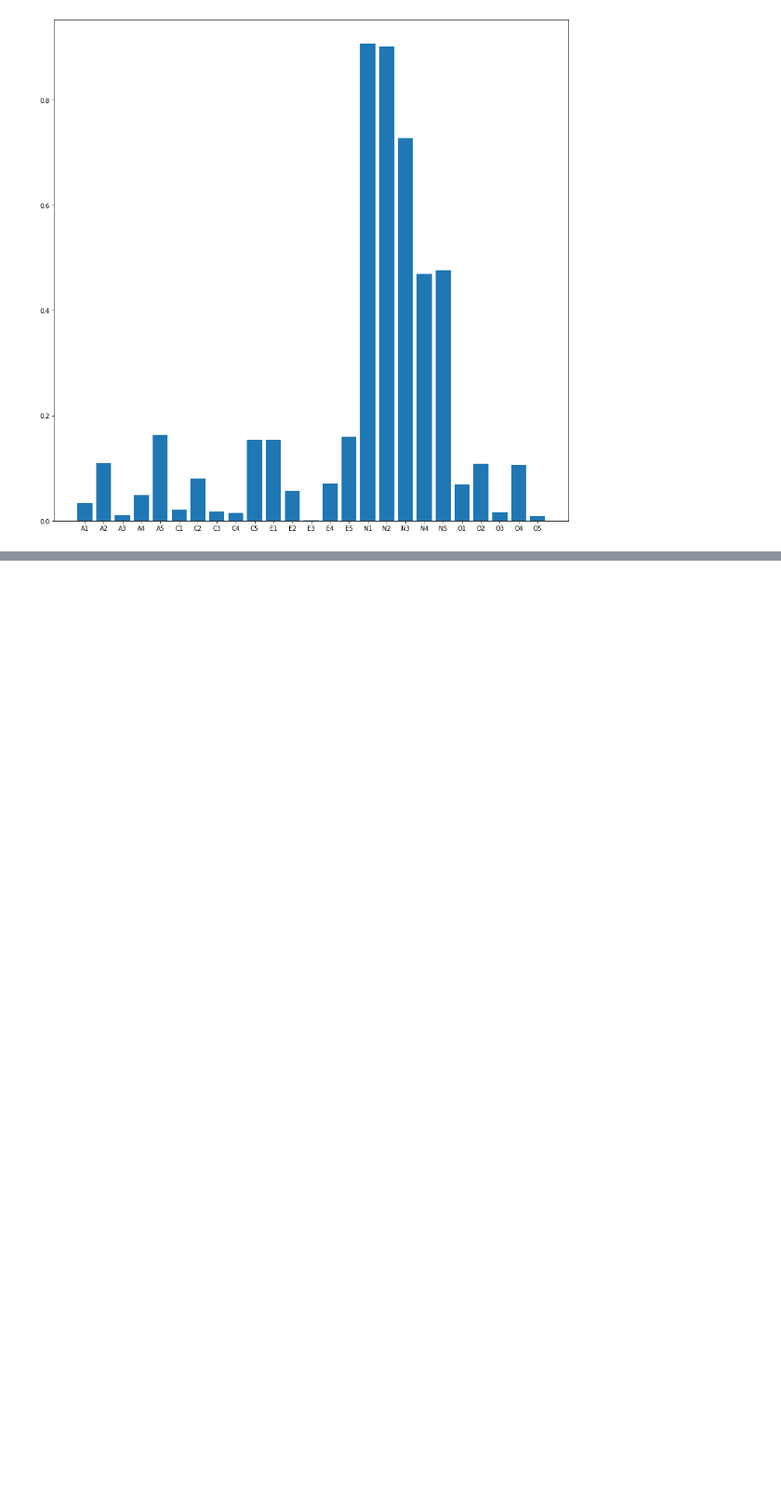
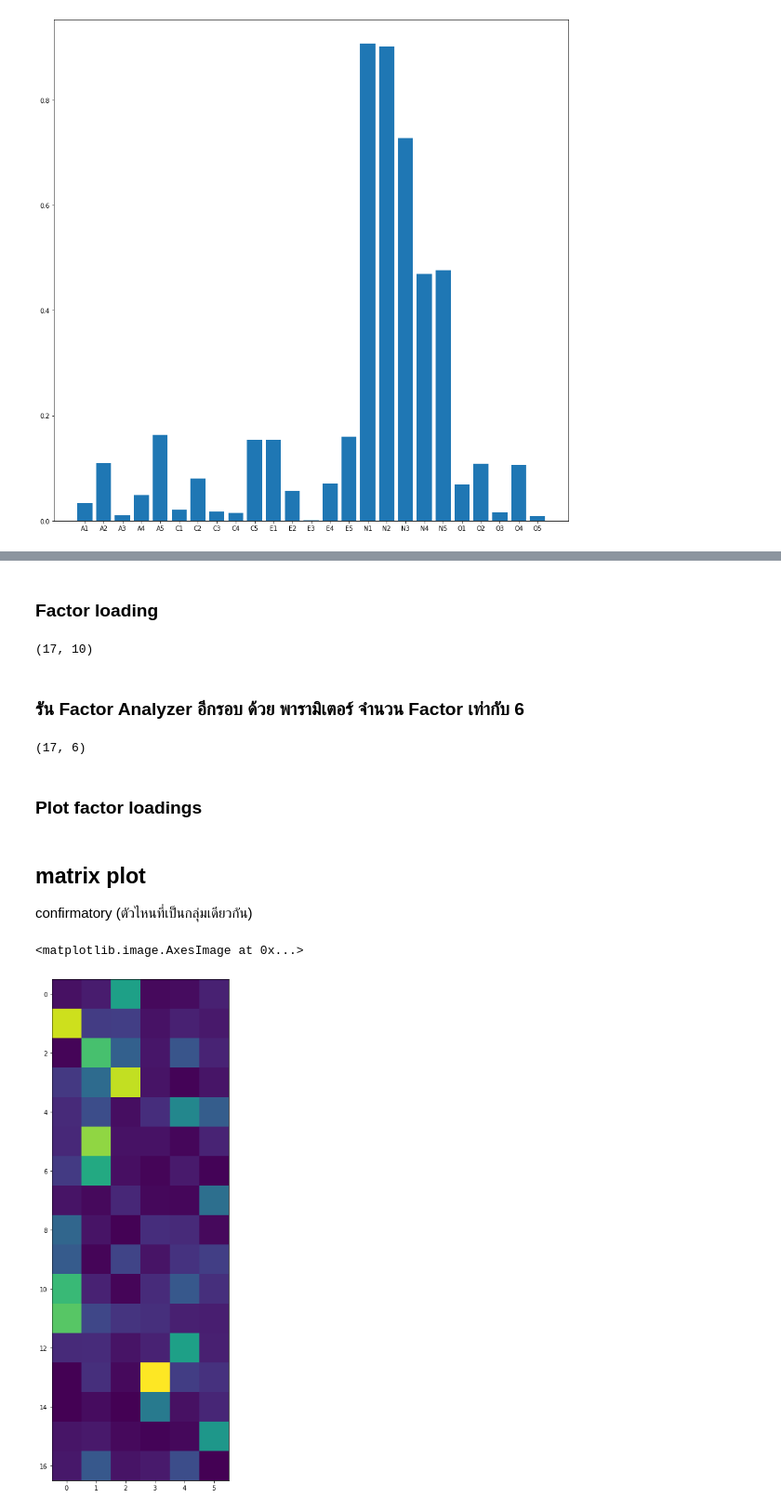
Before and after one commit to Umaporn19/multivariate, a Jupyter notebook: Chapter_5_Factor_Analysis.ipynb, the cells around one changed output, grey strips where cells are left out. Shown: that part at 93% size. Drawn from its saved outputs; the diff is of its cells as text; code cells hidden in the pictures; blank space fills up the shorter version.

```diff
--- a/Chapter_5_Factor_Analysis.ipynb
+++ b/Chapter_5_Factor_Analysis.ipynb
@@ -223,0 +216,3 @@ plt.bar(range(25),np.absolute(fa2.loadings_[:,0]),tick_label=BFI_data_dropped.co
+# %%
+Nu = pd.read_csv('/content/FIFA 2018 Statistics.csv')
+Nu.head()
@@ -223,0 +347,18 @@ plt.bar(range(25),np.absolute(fa2.loadings_[:,0]),tick_label=BFI_data_dropped.co
+# %% [markdown]
+### Factor loading
+# %%
+na.loadings_.shape
+# %% [output]
+(17, 10)
+# %% [markdown]
+### รัน Factor Analyzer อีกรอบ ด้วย พารามิเตอร์ จำนวน Factor เท่ากับ 6
+# %%
+from factor_analyzer import FactorAnalyzer
+na = FactorAnalyzer(n_factors=6)
+data_na = na.fit_transform(Nu_drop)
+# %%
+na.loadings_.shape
+# %% [output]
+(17, 6)
+# %% [markdown]
+### Plot factor loadings
@@ -223,0 +369,10 @@ plt.bar(range(25),np.absolute(fa2.loadings_[:,0]),tick_label=BFI_data_dropped.co
+# %% [markdown]
+## matrix plot
+ confirmatory (ตัวไหนที่เป็นกลุ่มเดียวกัน)
+# %%
+matplotlib.rcParams['figure.figsize']=[15,15] #ขยายกราฟให้มีขนาดใหญ่ขึ้นมากกว่าเดิม
+plt.imshow(np.absolute(na.loadings_))
+#อันไหนมีค่ามากก็จะแสดงผลออกสีสว่าง ๆ ถ้ามีค่าน้อย ๆ จะเป็นสีมืด ๆ
+# %% [output]
+<matplotlib.image.AxesImage at 0x...>
+[figure, added]
```
Also changed, not shown: parts of 38 cells of this notebook.
